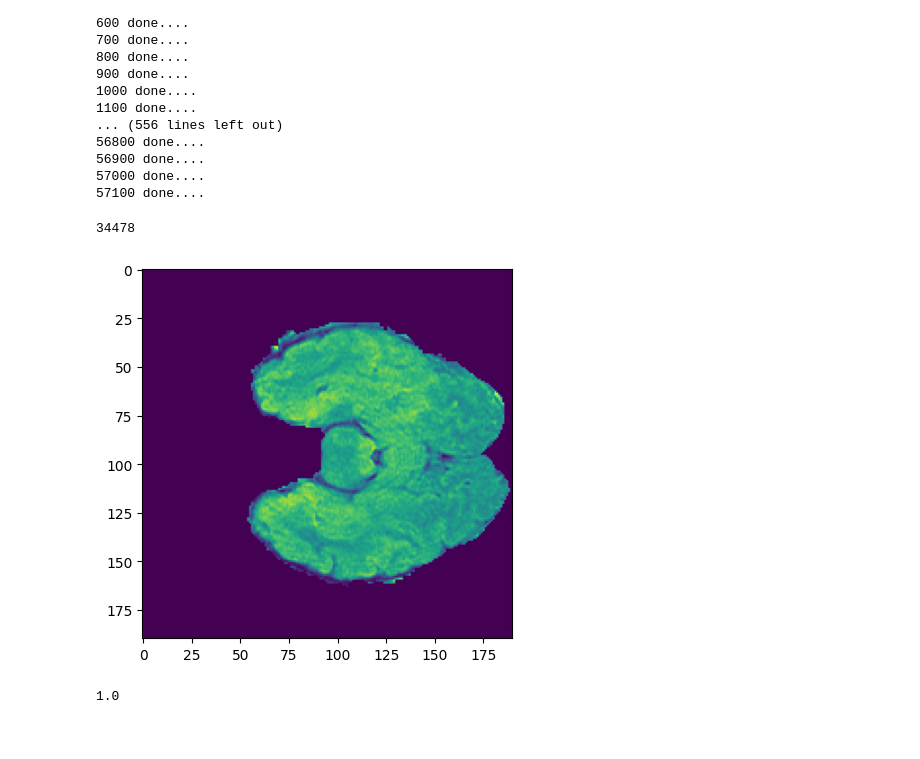
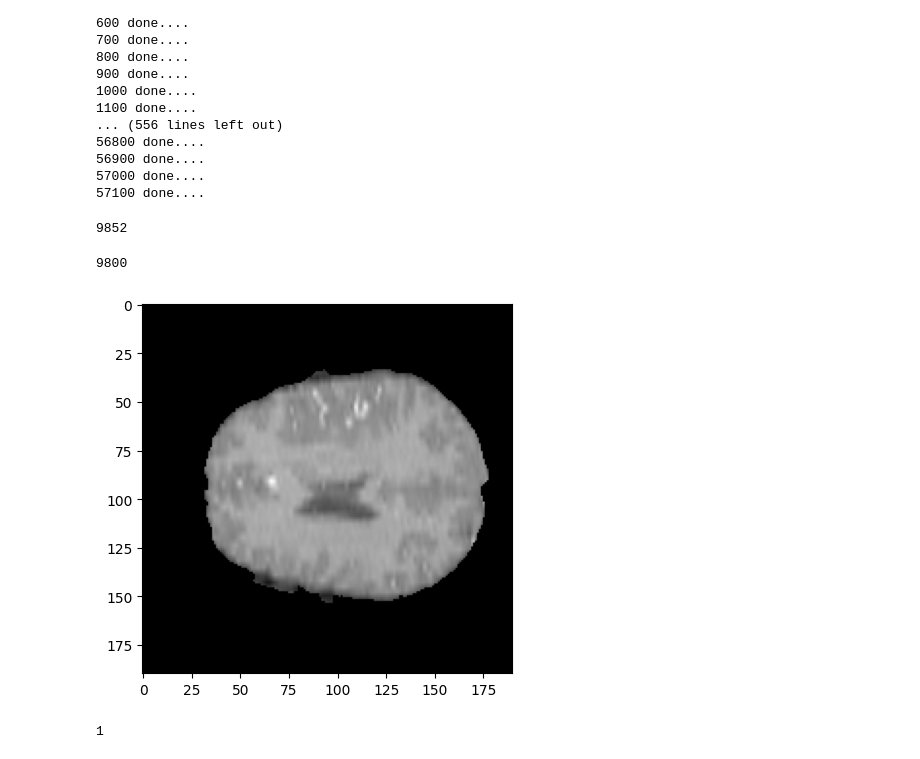
Before and after one commit to AtiqurRahmanAni/brain-tumour, a Jupyter notebook: dataprocessing.ipynb, the cells around one changed output. Cells and saved outputs as stored; diff of their text form; code cells hidden in the pictures.

```diff
--- a/dataprocessing.ipynb
+++ b/dataprocessing.ipynb
@@ -139,7 +139,7 @@ for idx, (image_name, label) in enumerate(mapping):
 57000 done....
 57100 done....
 # %%
-base_dir = "../splitted/train"
+base_dir = "../splitted/test"
 
 training_ds = []
 train_class_0 = glob.glob(os.path.join(base_dir, "0/*"))
@@ -153,13 +153,13 @@ for img in train_class_1:
 
 len(training_ds)
 # %% [output]
-34478
+9852
 # %%
-saving_path = "../splitted/train.hdf5"
+saving_path = "../splitted/test.hdf5"
 
 with h5py.File(saving_path, "w") as hdf5_file:
     image_data = hdf5_file.create_dataset("images", (len(training_ds), 190, 190))
-    image_label = hdf5_file.create_dataset("labels", len(training_ds), dtype='u1')
+    image_label = hdf5_file.create_dataset("labels", len(training_ds), dtype=np.short)
 
     # Write the images to the dataset
     for i, (img_path, label) in enumerate(training_ds):
@@ -168,16 +168,18 @@ with h5py.File(saving_path, "w") as hdf5_file:
         image_data[i] = cv2.imread(img_path, cv2.IMREAD_GRAYSCALE)
         image_label[i] = int(label)
         # break
+# %% [output]
+9800
 # %%
 with h5py.File(saving_path, "r") as hdf5_file:
     image_data = hdf5_file["images"]
     image_label = hdf5_file["labels"]
 
     idx = np.random.randint(len(image_data))
 
-    plt.imshow(image_data[idx])
+    plt.imshow(image_data[idx], cmap="gray")
     plt.show()
     print(image_label[idx])
 # %% [output]
-[figure, old version]
+[figure, new version]
-1.0
+1
```
Also changed, not shown: 4 other files.
